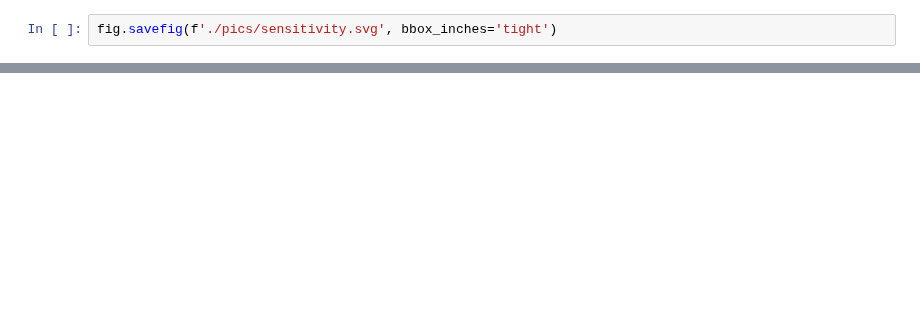
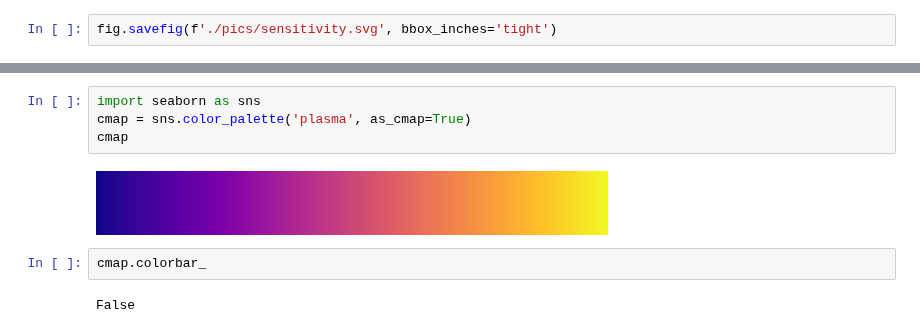
Before and after one commit to davidb2/mixed-updating, a Jupyter notebook: fig-sensitivity.ipynb, the cells around one changed output, grey strips where cells are left out. Cells and saved outputs as stored; diff of their text form; blank space fills up the shorter version.

```diff
--- a/fig-sensitivity.ipynb
+++ b/fig-sensitivity.ipynb
@@ -244,0 +295,10 @@ fig.savefig(f'./pics/sensitivity.svg', bbox_inches='tight')
+# %%
+import seaborn as sns
+cmap = sns.color_palette('plasma', as_cmap=True)
+cmap
+# %% [output]
+[figure, added]
+# %%
+cmap.colorbar_
+# %% [output]
+False
```
Also changed, not shown: parts of 3 cells of this notebook, 16 other files.
